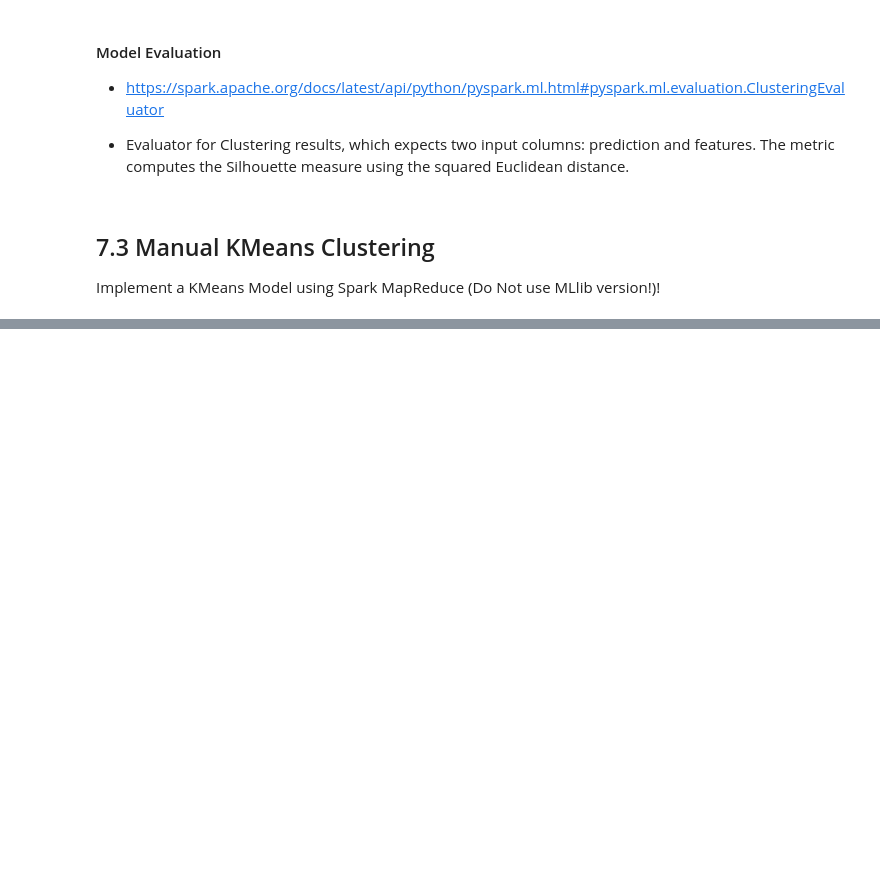
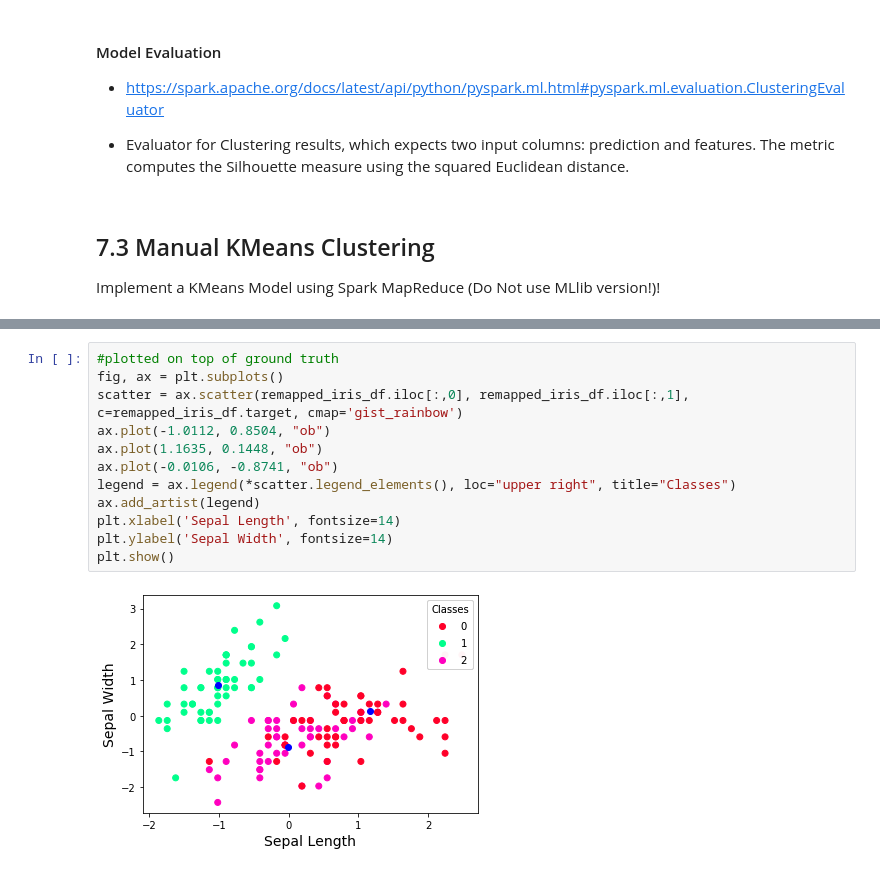
Before and after one commit to bgrt/exercise-students-2020, a Jupyter notebook: 07_KMeans/07_Kmeans.ipynb, the cells around one changed output, grey strips where cells are left out. Saved outputs shown, nothing was run; the diff lists cells and outputs as text; blank space fills up the shorter version.

Commit message:
added simple plotting

```diff
--- a/07_KMeans/07_Kmeans.ipynb
+++ b/07_KMeans/07_Kmeans.ipynb
@@ -184,0 +186,14 @@ centroids.collect()
+# %%
+#plotted on top of ground truth
+fig, ax = plt.subplots()
+scatter = ax.scatter(remapped_iris_df.iloc[:,0], remapped_iris_df.iloc[:,1], c=remapped_iris_df.target, cmap='gist_rainbow')
+ax.plot(-1.0112, 0.8504, "ob")
+ax.plot(1.1635, 0.1448, "ob")
+ax.plot(-0.0106, -0.8741, "ob")
+legend = ax.legend(*scatter.legend_elements(), loc="upper right", title="Classes")
+ax.add_artist(legend)
+plt.xlabel('Sepal Length', fontsize=14)
+plt.ylabel('Sepal Width', fontsize=14)
+plt.show()
+# %% [output]
+[figure, added]
```
Also changed, not shown: parts of 2 cells of this notebook.
